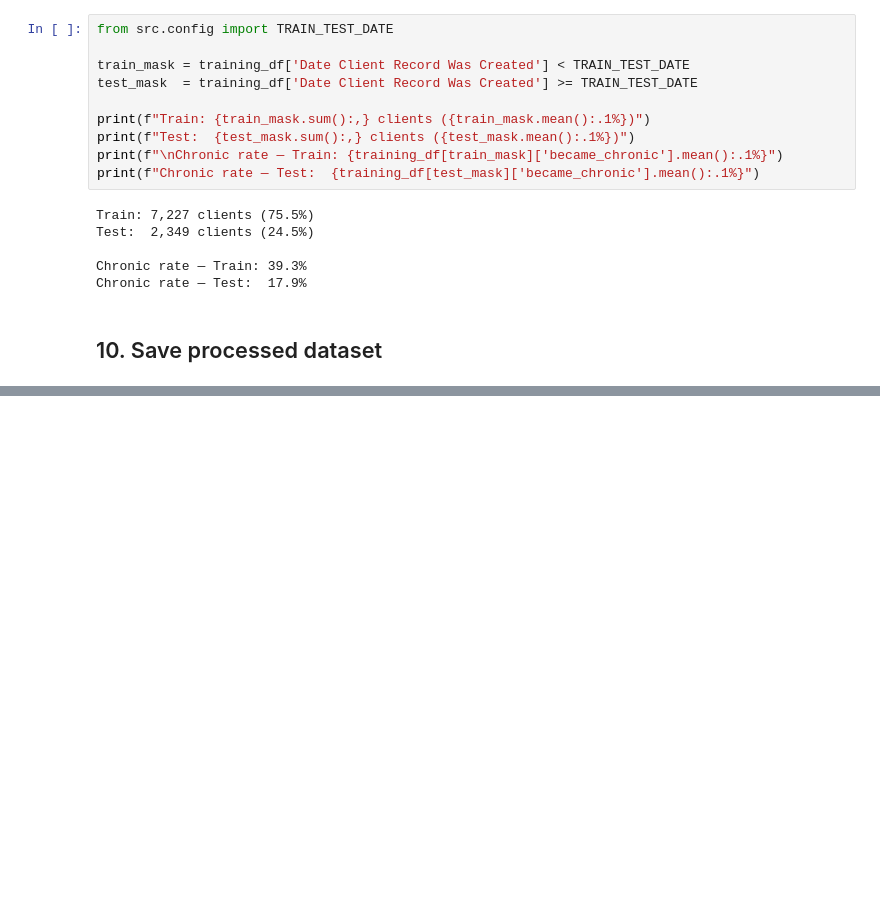
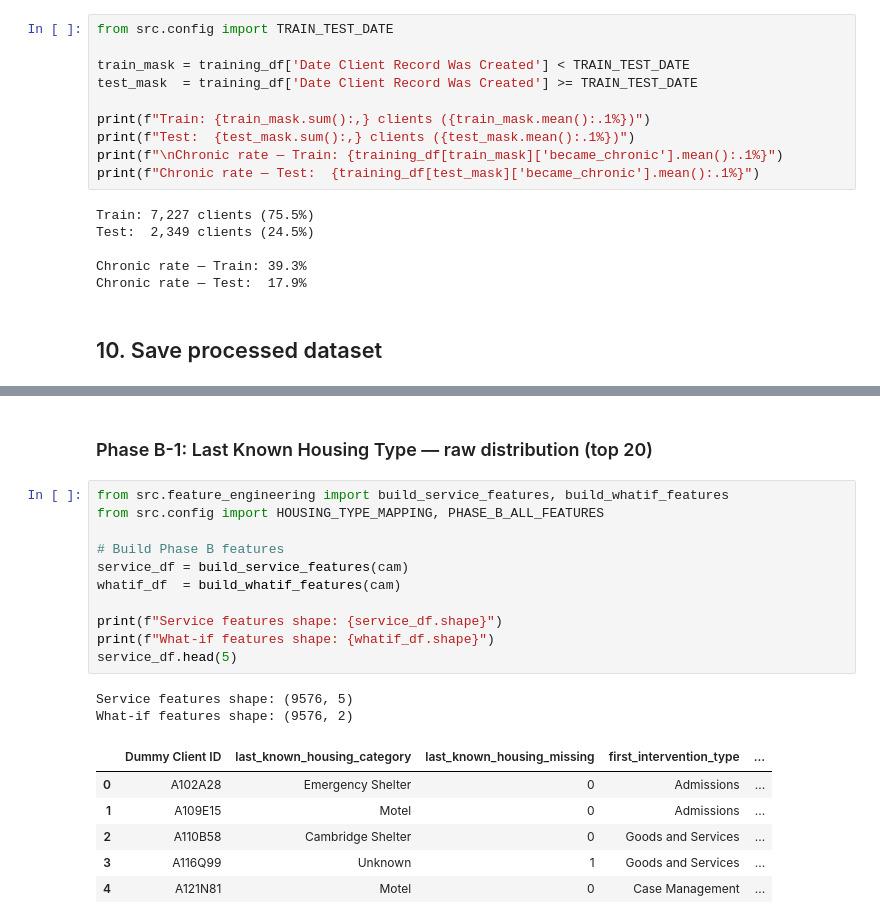
Before and after one commit to MariethPerez/Homelessness_prediction_ml, a Jupyter notebook: notebooks/01_EDA.ipynb, the cells around one changed output, grey strips where cells are left out. Cells and saved outputs as stored; diff of their text form; blank space fills up the shorter version.

```diff
--- a/notebooks/01_EDA.ipynb
+++ b/notebooks/01_EDA.ipynb
@@ -257,0 +270,22 @@ training_df.head(10)
+# %% [markdown]
+### Phase B-1: Last Known Housing Type — raw distribution (top 20)
+# %%
+from src.feature_engineering import build_service_features, build_whatif_features
+from src.config import HOUSING_TYPE_MAPPING, PHASE_B_ALL_FEATURES
+
+# Build Phase B features
+service_df = build_service_features(cam)
+whatif_df  = build_whatif_features(cam)
+
+print(f"Service features shape: {service_df.shape}")
+print(f"What-if features shape: {whatif_df.shape}")
+service_df.head(5)
+# %% [output]
+Service features shape: (9576, 5)
+What-if features shape: (9576, 2)
+|  | Dummy Client ID | last_known_housing_category | last_known_housing_missing | first_intervention_type | ... |
+| 0 | A102A28 | Emergency Shelter | 0 | Admissions | ... |
+| 1 | A109E15 | Motel | 0 | Admissions | ... |
+| 2 | A110B58 | Cambridge Shelter | 0 | Goods and Services | ... |
+| 3 | A116Q99 | Unknown | 1 | Goods and Services | ... |
+| 4 | A121N81 | Motel | 0 | Case Management | ... |
```
Also changed, not shown: parts of 15 cells of this notebook.
